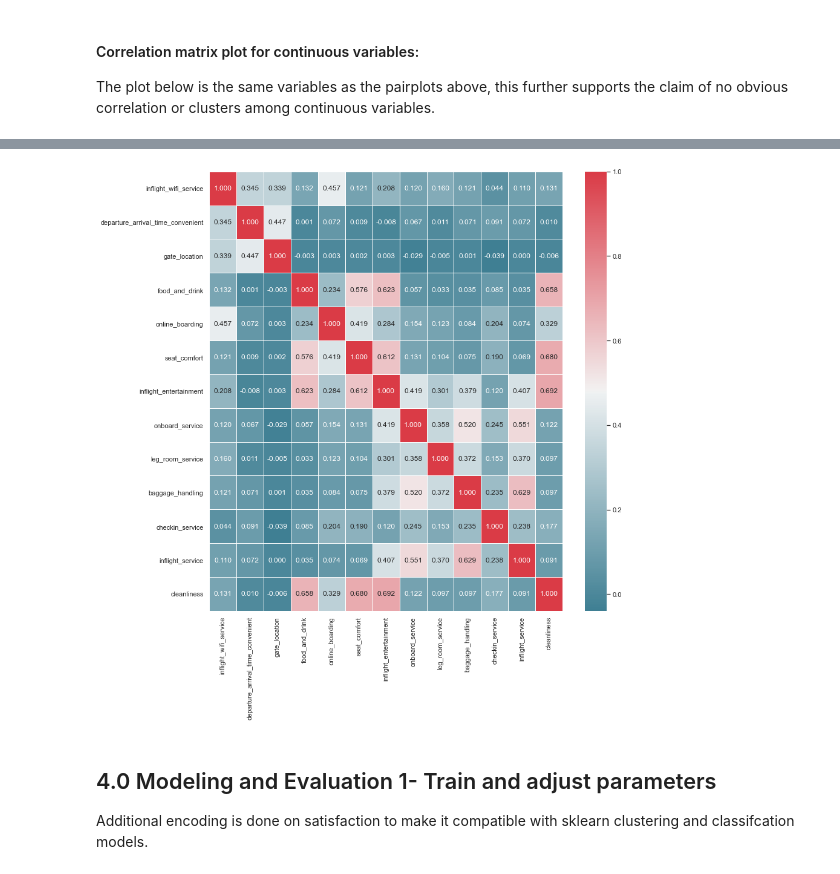
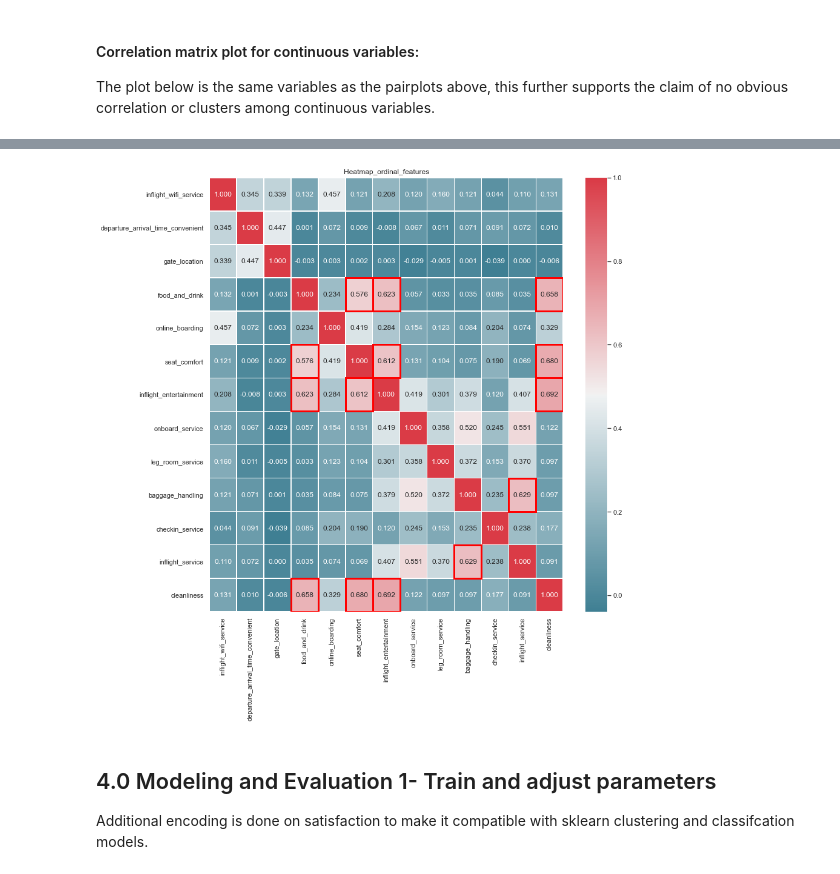
Before and after one commit to wangrenfeng0/Machine-Learning-I, a Jupyter notebook: lab3/7.22.21_Lab 3 Clustering Renfeng Wang with deployment.ipynb, the cells around one changed output, grey strips where cells are left out. Drawn from its saved outputs; the diff is of its cells as text; code cells hidden in the pictures.

```diff
--- a/lab3/7.22.21_Lab 3 Clustering Renfeng Wang with deployment.ipynb
+++ b/lab3/7.22.21_Lab 3 Clustering Renfeng Wang with deployment.ipynb
@@ -383,9 +384,22 @@ These will be the basis to investigate clustering and if accuracy can be improve
-# %%
-f, ax= plt.subplots(figsize=(13,13))
-sns.heatmap(airline_df[airline_ordinal_features].corr(),cmap=cmap,annot=True,fmt='.3f',linewidth=.5,ax=ax)
-f.tight_layout()
-# %% [output]
-[figure, removed]
+# %%
+from matplotlib.patches import Rectangle
+
+f, ax= plt.subplots(figsize=(13,13))
+sns.heatmap(airline_df[airline_ordinal_features].corr(),cmap=cmap,annot=True,fmt='.3f',linewidth=.5,ax=ax)
+
+df_corr = airline_df[airline_ordinal_features].corr()
+
+columns_text = [str(num) for num in airline_df[airline_ordinal_features]]
+
+for row, variable in enumerate(columns_text):
+    for col, variable in enumerate(columns_text):
+        if(((df_corr.iloc[col,row]) > 0.57) & ((df_corr.iloc[col,row]) < 0.7)):
+            ax.add_patch(Rectangle((col,row),1,1, fill=False, edgecolor='red', lw=3))
+
+ax.set_title('Heatmap_ordinal_features')
+f.tight_layout()
+# %% [output]
+[figure, added]
 # %% [markdown]
 ## 4.0 Modeling and Evaluation 1- Train and adjust parameters
 
```
Also changed, not shown: parts of 19 cells of this notebook.
